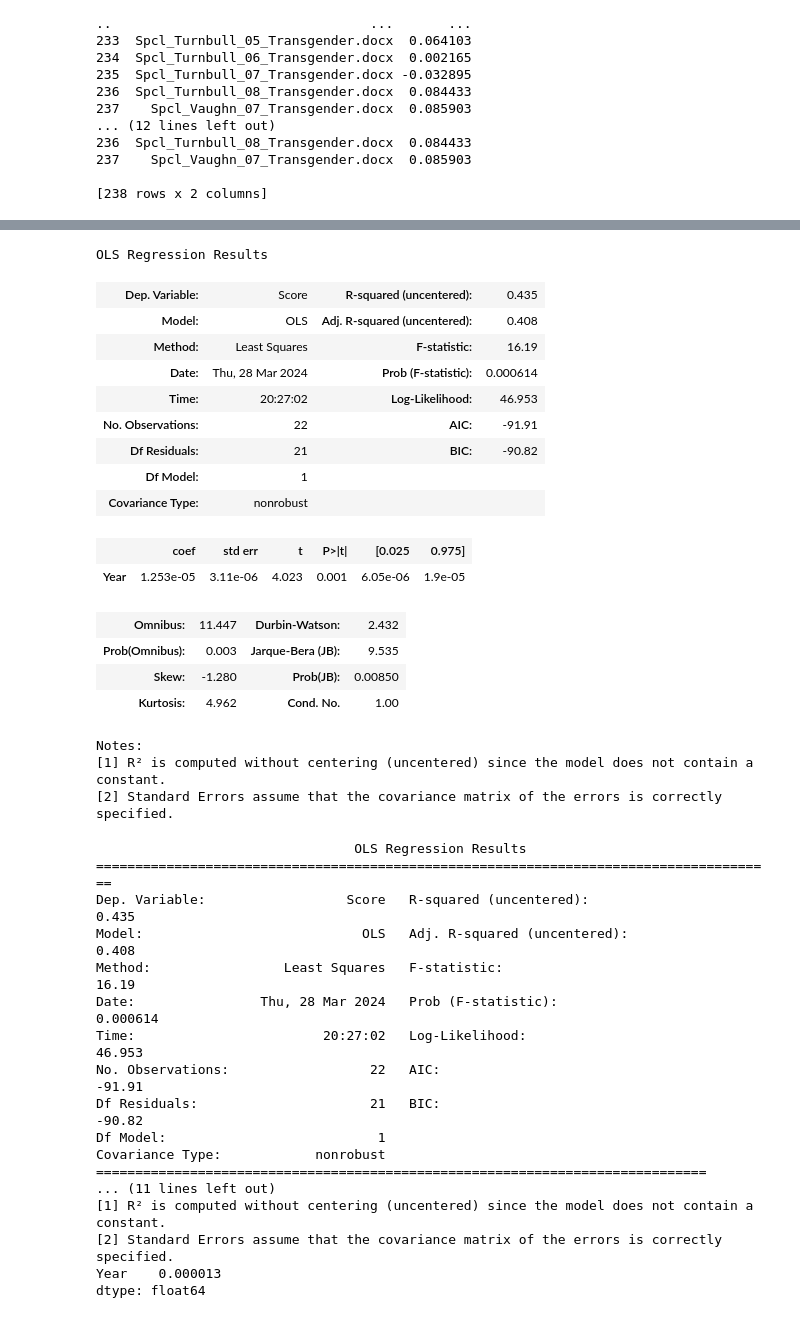
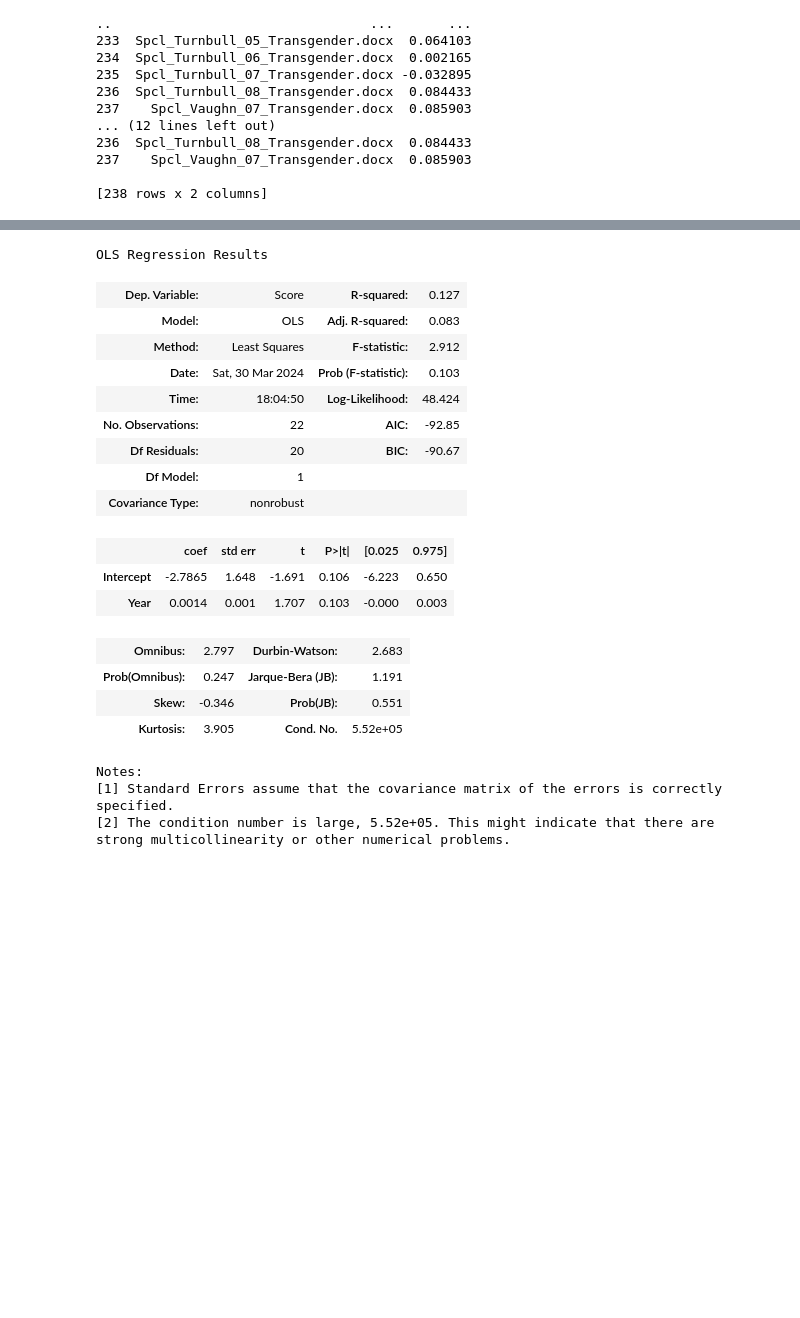
Before and after one commit to maksiaev/GitHub_DMP, a Jupyter notebook: Results/Results_Analysis_Sentiwords_Transgender.ipynb, the cells around one changed output, grey strips where cells are left out. Saved outputs shown, nothing was run; the diff lists cells and outputs as text; code cells hidden in the pictures; blank space fills up the shorter version.

```diff
--- a/Results/Results_Analysis_Sentiwords_Transgender.ipynb
+++ b/Results/Results_Analysis_Sentiwords_Transgender.ipynb
@@ -445,70 +463,58 @@ for year in year_textbooks:
     for book in book_list:
         # Find the book in the df
         string_to_query = "Textbook=='" + book + "'"
         score = year_df.query(string_to_query)["Score"]
         scores.append(float(score.iloc[0]))
     average = mean(scores)
     year_scores[year] = [year, average]
 
 # Graph it
 
 graphing_years = pd.DataFrame.from_dict(year_scores, orient="index", columns=["Year", "Score"])
 # graphing_years = graphing_years.reset_index()
 
-model = sm.OLS(graphing_years["Score"], graphing_years["Year"])
-results = model.fit()
-display(results.summary())
+# model = sm.OLS(graphing_years["Score"], graphing_years["Year"])
+# results = model.fit()
+# display(results.summary())
 
-print(results.summary())
-print(results.params)
+# print(results.summary())
+# print(results.params)
+
+res = smf.ols(formula='Score ~ Year', data=graphing_years).fit() # y ~ x
+display(res.summary())
 
 os.chdir(results_dir)
 
 fig, ax = plt.subplots(figsize=(20, 10))
 
 # sns.lineplot(ax = ax, x="Year", y="Score", data=graphing_years)
 sns.regplot(ax = ax, x="Year", y="Score", data=graphing_years);
 
 ax.set_xticks(graphing_years["Year"])
 ax.set_title("Mean Textbook Score Throughout Years")
 plt.savefig('years_transgender_sentiwords.png')
 # %% [output]
 OLS Regression Results
-| Dep. Variable: | Score | R-squared (uncentered): | 0.435 |
-| Model: | OLS | Adj. R-squared (uncentered): | 0.408 |
-| Method: | Least Squares | F-statistic: | 16.19 |
-| Date: | Thu, 28 Mar 2024 | Prob (F-statistic): | 0.000614 |
-| Time: | 20:27:02 | Log-Likelihood: | 46.953 |
-| No. Observations: | 22 | AIC: | -91.91 |
-| Df Residuals: | 21 | BIC: | -90.82 |
+| Dep. Variable: | Score | R-squared: | 0.127 |
+| Model: | OLS | Adj. R-squared: | 0.083 |
+| Method: | Least Squares | F-statistic: | 2.912 |
+| Date: | Sat, 30 Mar 2024 | Prob (F-statistic): | 0.103 |
+| Time: | 18:04:50 | Log-Likelihood: | 48.424 |
+| No. Observations: | 22 | AIC: | -92.85 |
+| Df Residuals: | 20 | BIC: | -90.67 |
 | Df Model: | 1 |  |  |
 | Covariance Type: | nonrobust |  |  |
 |  | coef | std err | t | P>|t| | [0.025 | 0.975] |
-| Year | 1.253e-05 | 3.11e-06 | 4.023 | 0.001 | 6.05e-06 | 1.9e-05 |
+| Intercept | -2.7865 | 1.648 | -1.691 | 0.106 | -6.223 | 0.650 |
+| Year | 0.0014 | 0.001 | 1.707 | 0.103 | -0.000 | 0.003 |
-| Omnibus: | 11.447 | Durbin-Watson: | 2.432 |
-| Prob(Omnibus): | 0.003 | Jarque-Bera (JB): | 9.535 |
-| Skew: | -1.280 | Prob(JB): | 0.00850 |
-| Kurtosis: | 4.962 | Cond. No. | 1.00 |
+| Omnibus: | 2.797 | Durbin-Watson: | 2.683 |
+| Prob(Omnibus): | 0.247 | Jarque-Bera (JB): | 1.191 |
+| Skew: | -0.346 | Prob(JB): | 0.551 |
+| Kurtosis: | 3.905 | Cond. No. | 5.52e+05 |
 Notes:
-[1] R² is computed without centering (uncentered) since the model does not contain a constant.
-[2] Standard Errors assume that the covariance matrix of the errors is correctly specified.
+[1] Standard Errors assume that the covariance matrix of the errors is correctly specified.
+[2] The condition number is large, 5.52e+05. This might indicate that there are
+strong multicollinearity or other numerical problems.
-                                 OLS Regression Results
-=======================================================================================
-Dep. Variable:                  Score   R-squared (uncentered):                   0.435
-Model:                            OLS   Adj. R-squared (uncentered):              0.408
-Method:                 Least Squares   F-statistic:                              16.19
-Date:                Thu, 28 Mar 2024   Prob (F-statistic):                    0.000614
-Time:                        20:27:02   Log-Likelihood:                          46.953
-No. Observations:                  22   AIC:                                     -91.91
-Df Residuals:                      21   BIC:                                     -90.82
-Df Model:                           1
-Covariance Type:            nonrobust
-==============================================================================
-... (11 lines left out)
-[1] R² is computed without centering (uncentered) since the model does not contain a constant.
-[2] Standard Errors assume that the covariance matrix of the errors is correctly specified.
-Year    0.000013
-dtype: float64
 [figure]
 # %%
 # Years by field
```
Also changed, not shown: parts of 5 cells of this notebook, 50 other files.
